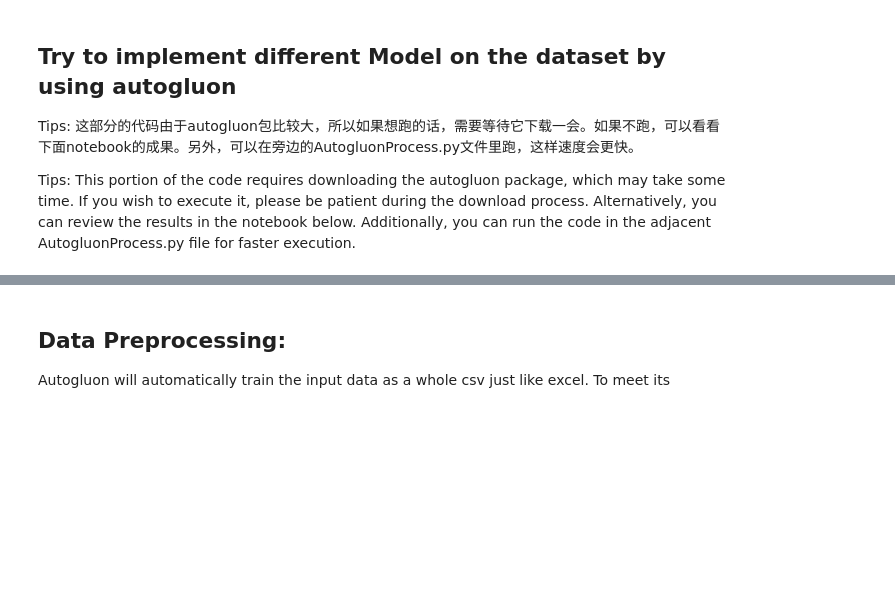
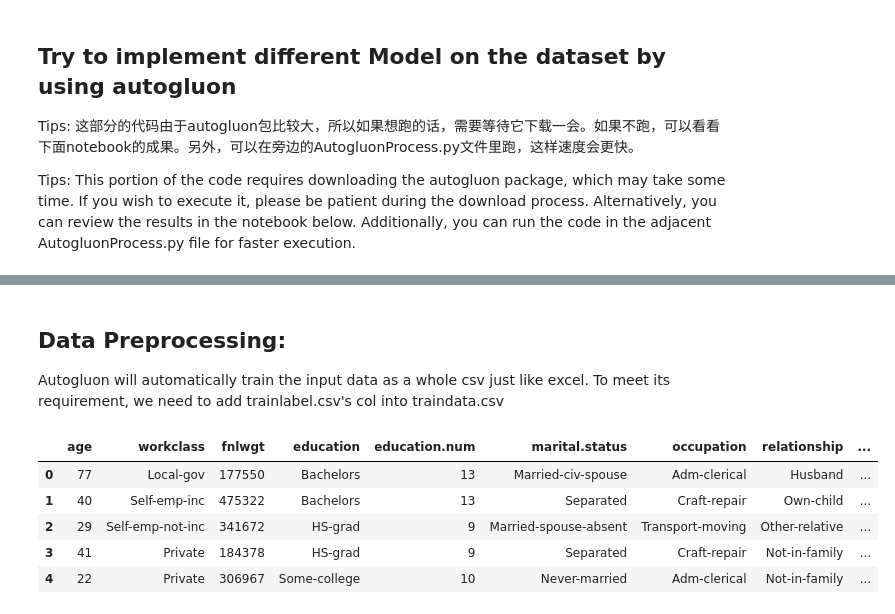
Before and after one commit to Laihb1106205841/CS311-AI-Peoject3-XGBoost, a Jupyter notebook: AutogluonProcess.ipynb, the cells around one changed output, grey strips where cells are left out. Saved outputs shown, nothing was run; the diff lists cells and outputs as text; code cells hidden in the pictures; blank space fills up the shorter version.

```diff
--- a/AutogluonProcess.ipynb
+++ b/AutogluonProcess.ipynb
@@ -36,17 +48,23 @@ import matplotlib.pyplot as plt
 import numpy as np
 # %% [markdown]
 ## Data Preprocessing:
-Autogluon will automatically train the input data as a whole csv just like excel. To meet its
+Autogluon will automatically train the input data as a whole csv just like excel. To meet its requirement, we need to add trainlabel.csv's col into traindata.csv
 # %%
-
 # 读取 train.csv 文件
 train_df = pd.read_csv("data/traindata.csv")
-
 # 读取 data.csv 文件，假设数据列名为 'income'
 data_df = pd.read_csv("data/trainlabel.csv")
 
 # 将 'income' 数据列添加到 train_df 中
-train_df['income'] = data_df['Income']
+train_df['Income'] = data_df['Income']
 
 # 将修改后的 train_df 保存为新的 CSV 文件
-train_df.to_csv("data/updated_train.csv", index=False)
+train_df.to_csv("data/traindata1.csv", index=False)
+train_df.head()
+# %% [output]
+|  | age | workclass | fnlwgt | education | education.num | marital.status | occupation | relationship | ... |
+| 0 | 77 | Local-gov | 177550 | Bachelors | 13 | Married-civ-spouse | Adm-clerical | Husband | ... |
+| 1 | 40 | Self-emp-inc | 475322 | Bachelors | 13 | Separated | Craft-repair | Own-child | ... |
+| 2 | 29 | Self-emp-not-inc | 341672 | HS-grad | 9 | Married-spouse-absent | Transport-moving | Other-relative | ... |
+| 3 | 41 | Private | 184378 | HS-grad | 9 | Separated | Craft-repair | Not-in-family | ... |
+| 4 | 22 | Private | 306967 | Some-college | 10 | Never-married | Adm-clerical | Not-in-family | ... |
```
Also changed, not shown: parts of 14 cells of this notebook, 3 other files.
